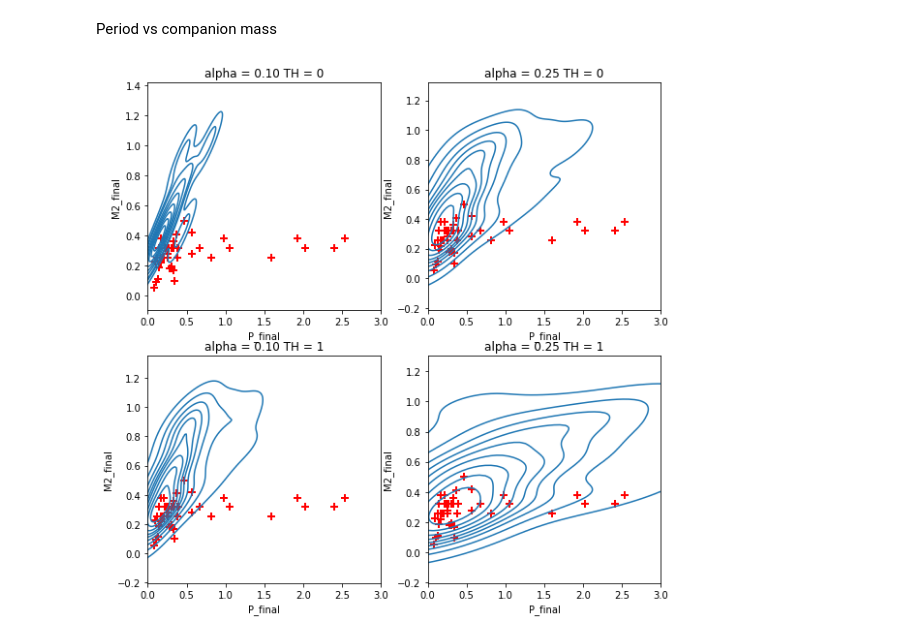
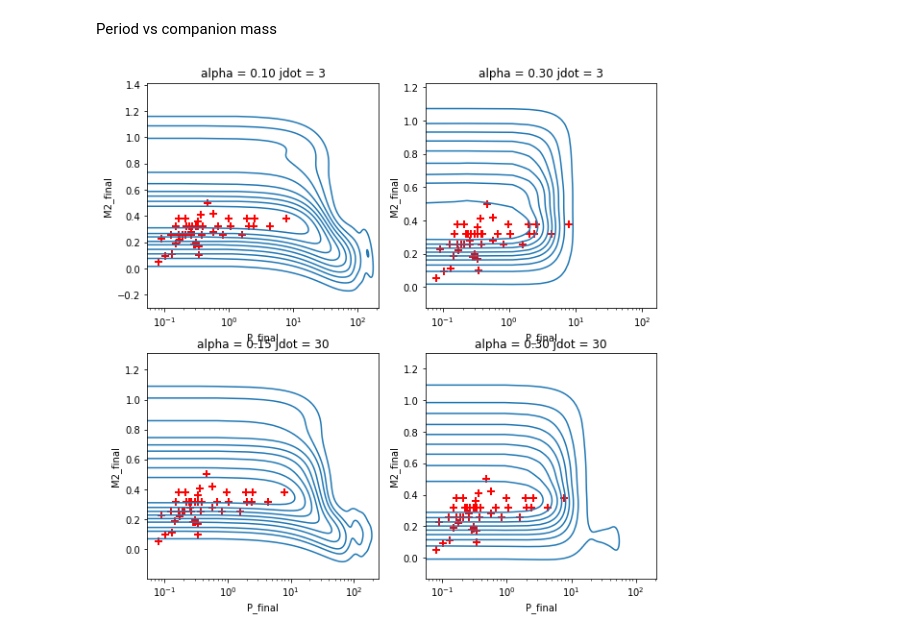
Before and after one commit to vosjo/CE_models, a Jupyter notebook: analysis/analyse_post_ce_systems_JdotP_alpha.ipynb, the cells around one changed output. Cells and saved outputs as stored; diff of their text form; code cells hidden in the pictures.

```diff
--- a/analysis/analyse_post_ce_systems_JdotP_alpha.ipynb
+++ b/analysis/analyse_post_ce_systems_JdotP_alpha.ipynb
@@ -54,6 +60,11 @@ dsdb0['M2_final_bin'] = pd.cut(dsdb0['M2_final'], bins=bins, labels=labels)
 dsdb1['M2_final_bin'] = pd.cut(dsdb1['M2_final'], bins=bins, labels=labels)
 dsdb2['M2_final_bin'] = pd.cut(dsdb2['M2_final'], bins=bins, labels=labels)
 dsdb3['M2_final_bin'] = pd.cut(dsdb3['M2_final'], bins=bins, labels=labels)
+
+dwd0['M2_final_bin'] = pd.cut(dwd0['M2_final'], bins=bins, labels=labels)
+dwd1['M2_final_bin'] = pd.cut(dwd1['M2_final'], bins=bins, labels=labels)
+dwd2['M2_final_bin'] = pd.cut(dwd2['M2_final'], bins=bins, labels=labels)
+dwd3['M2_final_bin'] = pd.cut(dwd2['M2_final'], bins=bins, labels=labels)
 # %%
 print(label0)
 print(d0[(d0['stability'] == 'CE')]['product'].value_counts(sort=False))
@@ -107,6 +120,30 @@ def make_plot(plotting_function, label=False, title=""):
     pl.subplot(224)
     plotting_function(dsdb3)
     pl.title(label3)
+# %%
+def make_plot_wd(plotting_function, label=False, title=""):
+
+    fig = pl.figure(1, figsize=(9.5, 9.5))
+    if title != "":
+        fig.suptitle(title, fontsize=20)
+
+    pl.subplot(221)
+    plotting_function(dwd0)
+    if label:
+        pl.legend()
+    pl.title(label0)
+
+    pl.subplot(222)
+    plotting_function(dwd1)
+    pl.title(label1)
+
+    pl.subplot(223)
+    plotting_function(dwd2)
+    pl.title(label2)
+
+    pl.subplot(224)
+    plotting_function(dwd3)
+    pl.title(label3)
 # %%
 def plot_dist(df):
     sns.distplot(df[df['stability'] == 'stable']['M2_final'], kde=False, label='stable')
@@ -148,0 +186,7 @@ make_plot(plot_dist, title="Effective temperature")
+# %%
+def plot_dist(df):
+    sns.kdeplot('teff_HeCoreBurning', 'M2_final', data=df[df['stability'] == 'CE'])
+    sns.scatterplot('teff_HeCoreBurning', 'M2_final', data=df[df['stability'] == 'CE'], color='r', s=10)
+    # pl.xlim([0, 3])
+
+make_plot(plot_dist)
@@ -154,6 +200,7 @@ obs_period = pd.concat([ obsWD['period'], obssdB['period'] ] )
 def plot_dist(df):
     sns.histplot(df[df['stability'] == 'CE']['P_final'], stat='density', label='CE')
     sns.histplot(obs_period[obs_period < 2], element='step', fill=False, stat='density', color='r', lw=3, ls='--')
+    pl.gca().set_xscale('log')
 
 print('Orbital period distribution')
 make_plot(plot_dist, label=True)
@@ -175,13 +222,14 @@ Period vs companion mass
 # %%
 def plot_dist(df):
 
     sns.kdeplot('P_final', 'M2_final', data=df[df['stability'] == 'CE'])
     pl.scatter('period', 'M2', data=obsWD, color='r', marker='+', s=50, lw=2)
-    pl.xlim([0, 3])
+    pl.gca().set_xscale('log')
+    # pl.xlim([0, 3])
 
-make_plot(plot_dist)
+make_plot_wd(plot_dist)
 # %% [output]
-[figure, old version]
+[figure, new version]
 # %%
 def plot_dist(df):
     sns.histplot(data=df[df['stability'] == 'CE']['teff_HeCoreBurning'], stat='density')
```
Also changed, not shown: parts of 13 cells of this notebook, 7 other files.
